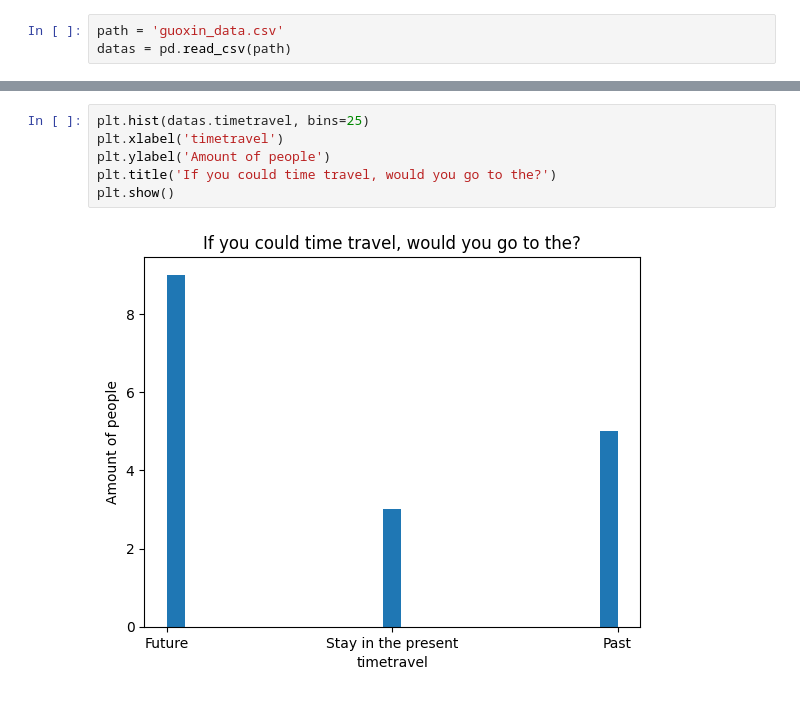
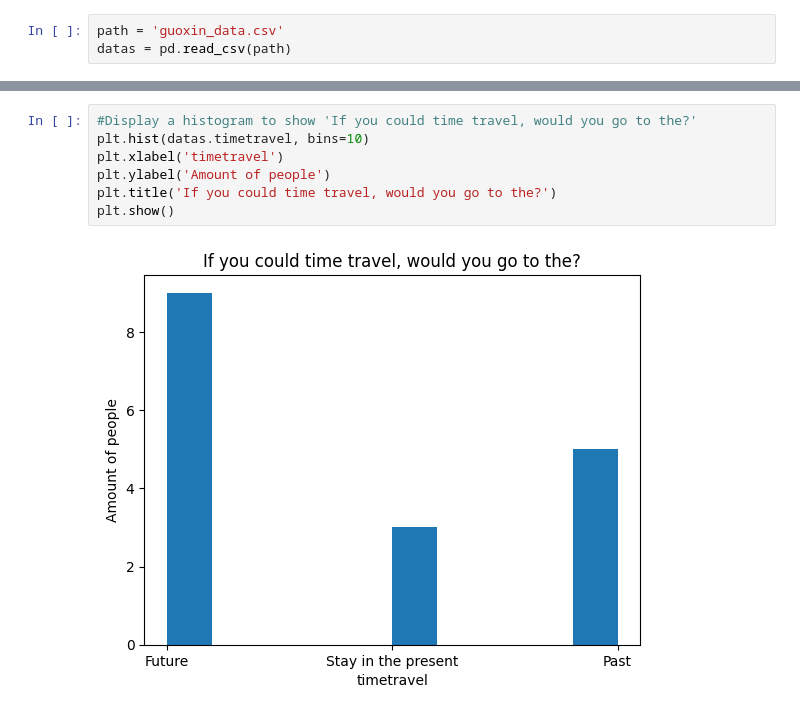
Before and after one commit to GuoxinLin0629/data-assignment, a Jupyter notebook: guoxin.ipynb, the cells around one changed output, grey strips where cells are left out. Drawn from its saved outputs; the diff is of its cells as text.

```diff
--- a/guoxin.ipynb
+++ b/guoxin.ipynb
@@ -59,9 +63,10 @@ plt.show()
 # %%
-plt.hist(datas.timetravel, bins=25)
+#Display a histogram to show 'If you could time travel, would you go to the?'
+plt.hist(datas.timetravel, bins=10)
 plt.xlabel('timetravel')
 plt.ylabel('Amount of people')
 plt.title('If you could time travel, would you go to the?')
 plt.show()
 # %% [output]
-[figure, old version]
+[figure, new version]
 # %%
```
Also changed, not shown: parts of 10 cells of this notebook.
